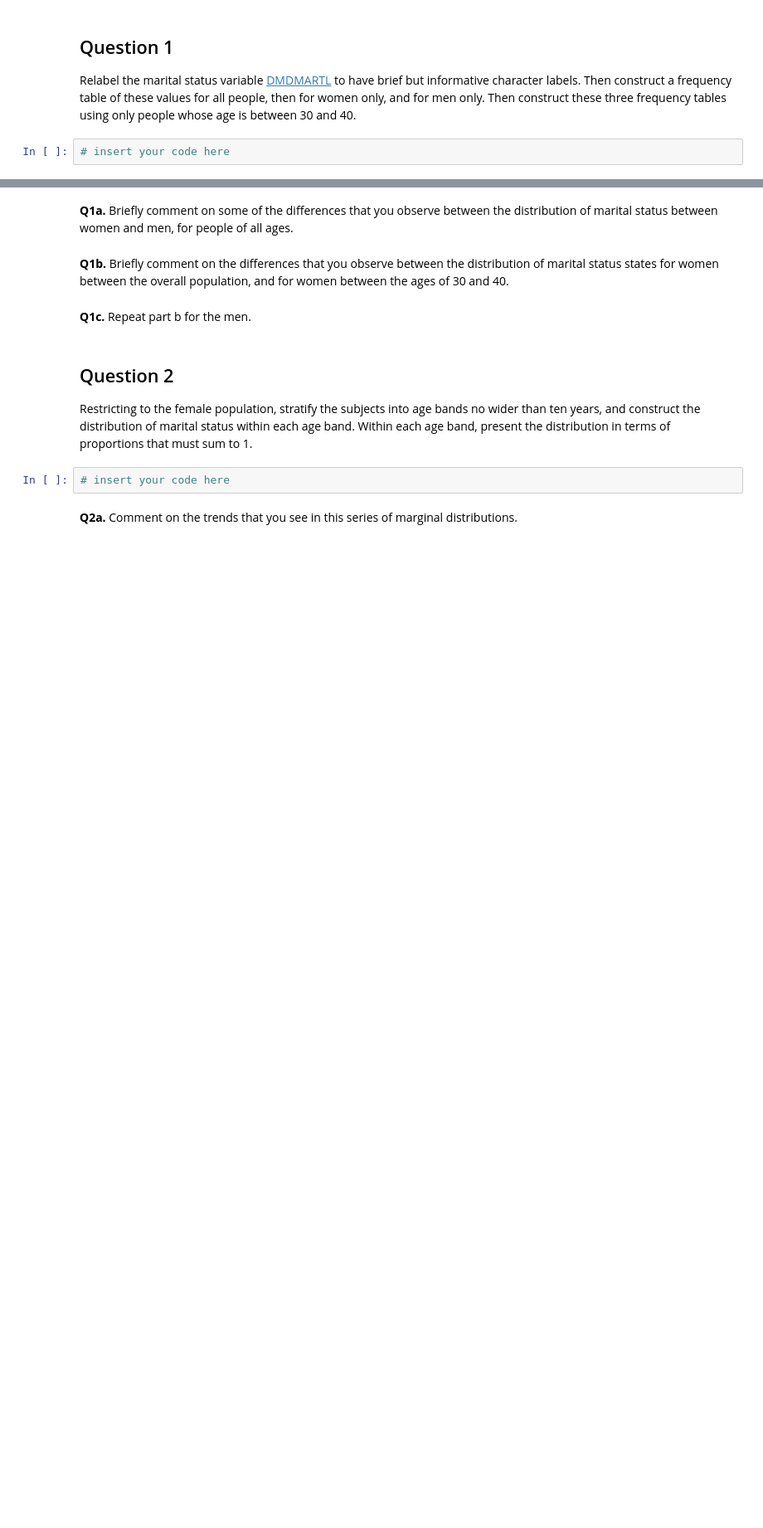
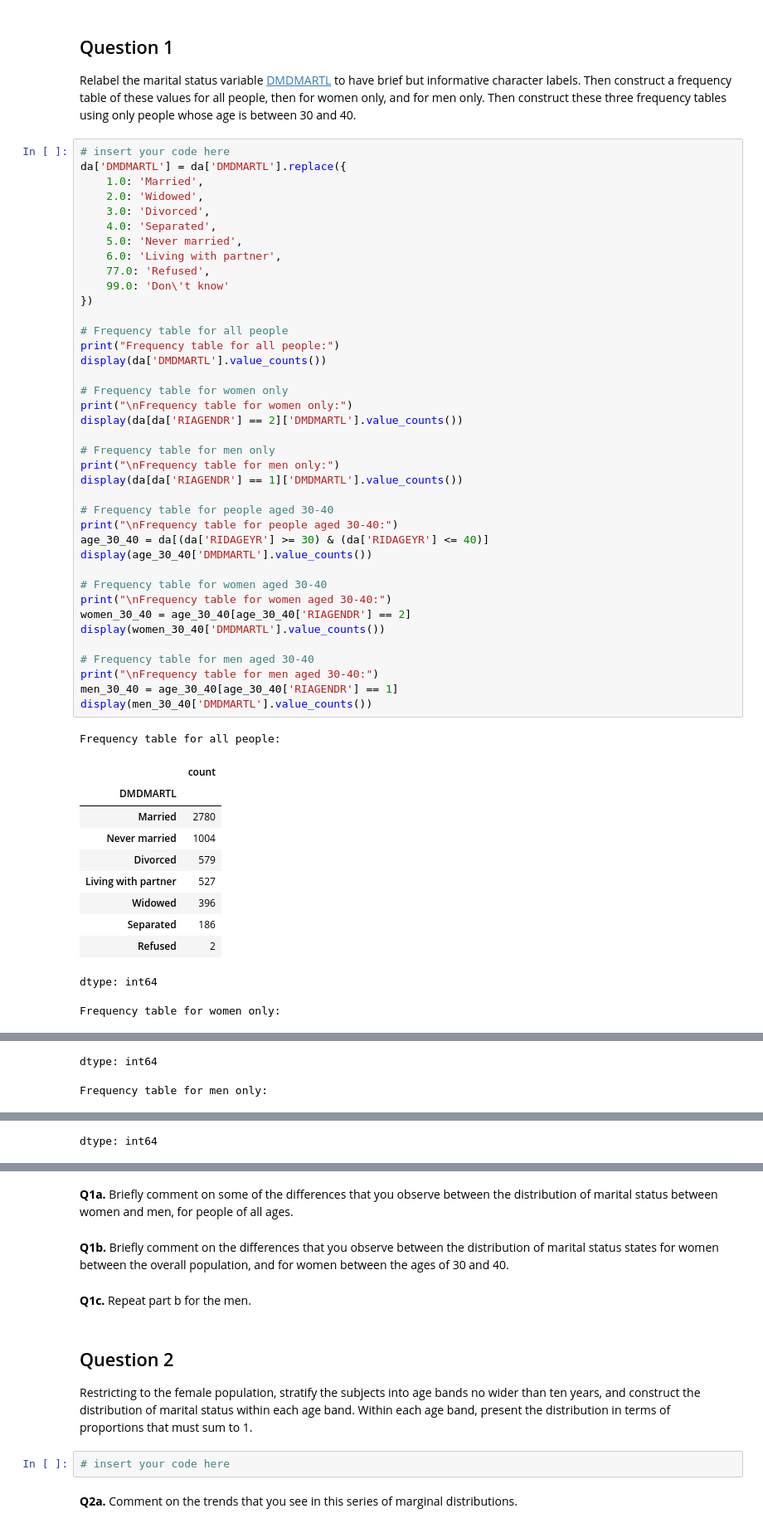
Before and after one commit to emirmaciastec/MEM_M-todos_estadisticos, a Jupyter notebook: lab2_4_nhanes_univariate_practice_HW2.ipynb, the cells around one changed output, grey strips where cells are left out. Shown: that part at 83% size. Cells and saved outputs as stored; diff of their text form; blank space fills up the shorter version.

```diff
--- a/lab2_4_nhanes_univariate_practice_HW2.ipynb
+++ b/lab2_4_nhanes_univariate_practice_HW2.ipynb
@@ -25,5 +34,55 @@ da = pd.read_csv("nhanes_2015_2016.csv")
 ## Question 1
 
 Relabel the marital status variable [DMDMARTL](https://wwwn.cdc.gov/Nchs/Nhanes/2015-2016/DEMO_I.htm#DMDMARTL) to have brief but informative character labels.  Then construct a frequency table of these values for all people, then for women only, and for men only.  Then construct these three frequency tables using only people whose age is between 30 and 40.
-# %%
-# insert your code here
+# %%
+# insert your code here
+da['DMDMARTL'] = da['DMDMARTL'].replace({
+    1.0: 'Married',
+    2.0: 'Widowed',
+    3.0: 'Divorced',
+    4.0: 'Separated',
+    5.0: 'Never married',
+    6.0: 'Living with partner',
+    77.0: 'Refused',
+    99.0: 'Don\'t know'
+})
+
+# Frequency table for all people
+print("Frequency table for all people:")
+display(da['DMDMARTL'].value_counts())
+
+# Frequency table for women only
+print("\nFrequency table for women only:")
+display(da[da['RIAGENDR'] == 2]['DMDMARTL'].value_counts())
+
+# Frequency table for men only
+print("\nFrequency table for men only:")
+display(da[da['RIAGENDR'] == 1]['DMDMARTL'].value_counts())
+
+# Frequency table for people aged 30-40
+print("\nFrequency table for people aged 30-40:")
+age_30_40 = da[(da['RIDAGEYR'] >= 30) & (da['RIDAGEYR'] <= 40)]
+display(age_30_40['DMDMARTL'].value_counts())
+
+# Frequency table for women aged 30-40
+print("\nFrequency table for women aged 30-40:")
+women_30_40 = age_30_40[age_30_40['RIAGENDR'] == 2]
+display(women_30_40['DMDMARTL'].value_counts())
+
+# Frequency table for men aged 30-40
+print("\nFrequency table for men aged 30-40:")
+men_30_40 = age_30_40[age_30_40['RIAGENDR'] == 1]
+display(men_30_40['DMDMARTL'].value_counts())
+# %% [output]
+Frequency table for all people:
+|  | count |
+| DMDMARTL |  |
+| Married | 2780 |
+| Never married | 1004 |
+| Divorced | 579 |
+| Living with partner | 527 |
+| Widowed | 396 |
+| Separated | 186 |
+| Refused | 2 |
+dtype: int64
+Frequency table for women only:
@@ -29,0 +98,2 @@ Relabel the marital status variable [DMDMARTL](https://wwwn.cdc.gov/Nchs/Nhanes/
+dtype: int64
+Frequency table for men only:
@@ -29,0 +109 @@ Relabel the marital status variable [DMDMARTL](https://wwwn.cdc.gov/Nchs/Nhanes/
+dtype: int64
```
Also changed, not shown: parts of 2 cells of this notebook.
